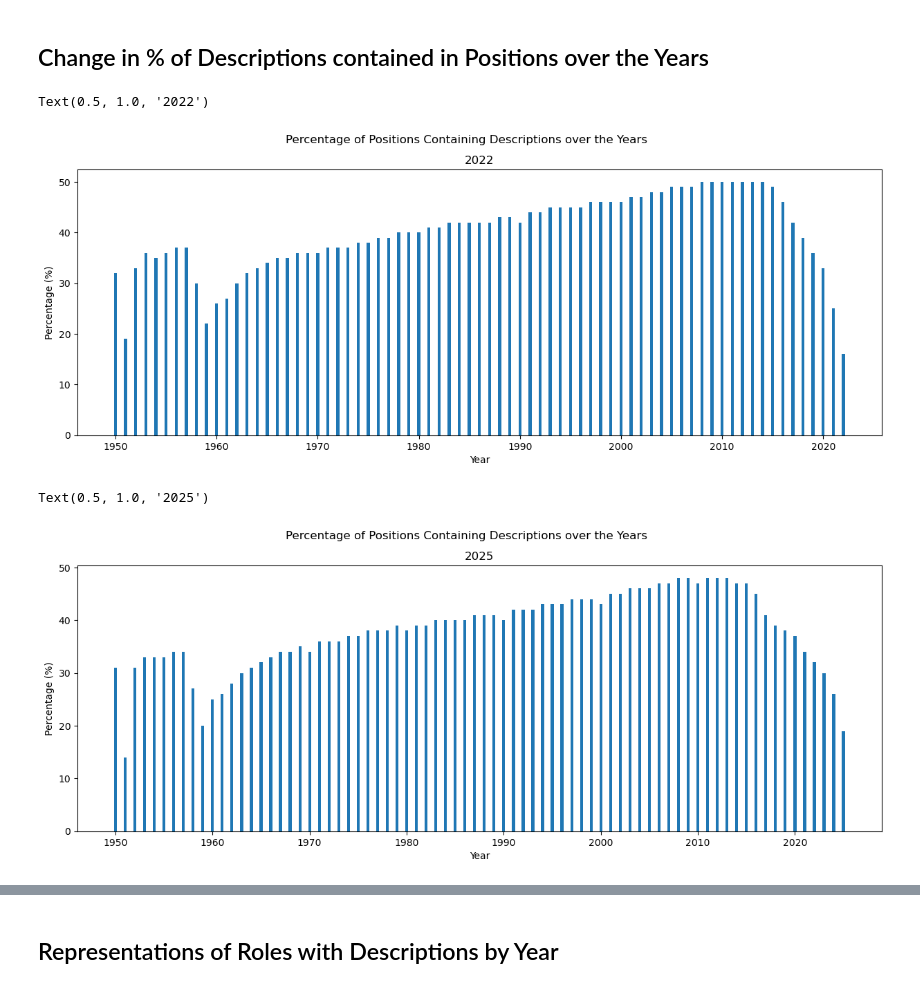
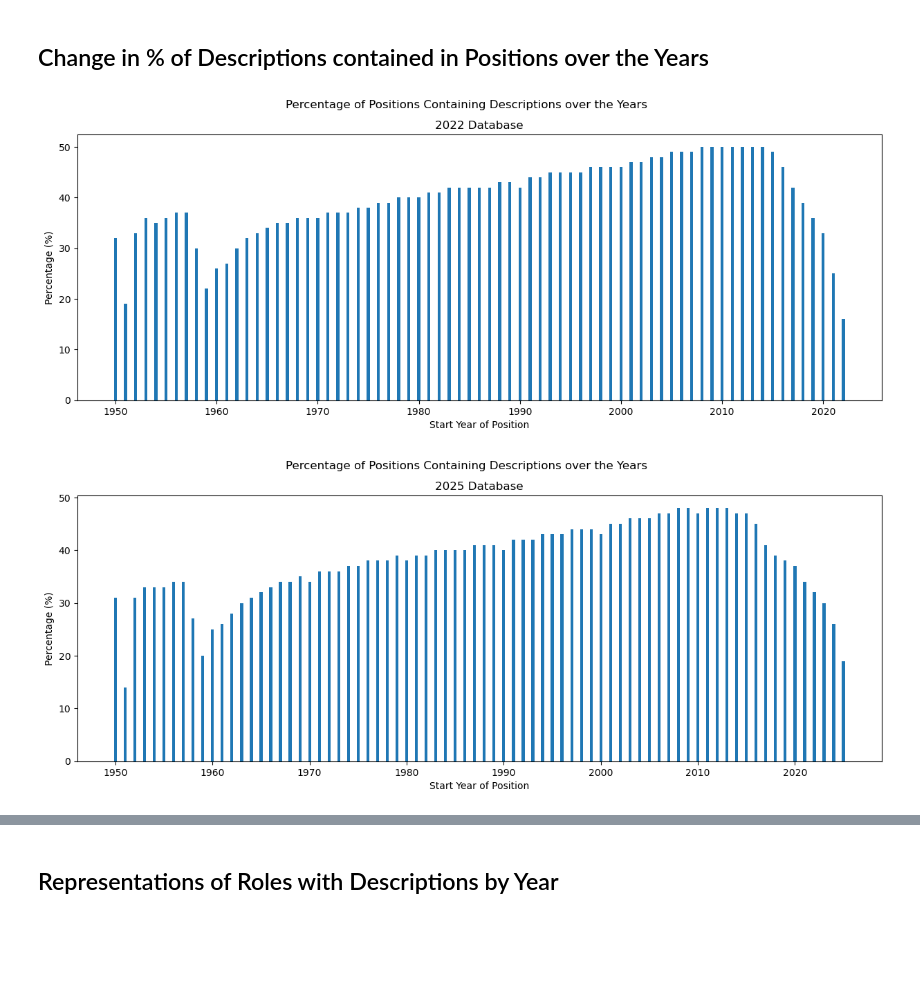
Before and after one commit to juliahansen3/Berkeley-Haas-Research, a Jupyter notebook: Python Plots/Data Visualization.ipynb, the cells around one changed output, grey strips where cells are left out. Cells and saved outputs as stored; diff of their text form; code cells hidden in the pictures; blank space fills up the shorter version.

```diff
--- a/Python Plots/Data Visualization.ipynb
+++ b/Python Plots/Data Visualization.ipynb
@@ -235,22 +235,21 @@ plt.show()
 # %%
 # 2022
 
 # Figure size
 plt.figure(figsize=(15,5))
 
 # Width of a bar
 width = 0.3
 
 # Plotting
 plt.bar(description_22perc_df.years, description_22perc_df.description_percentage , width)
 
-plt.xlabel('Year')
+plt.xlabel('Start Year of Position')
 plt.ylabel('Percentage (%)')
 plt.suptitle('Percentage of Positions Containing Descriptions over the Years')
-plt.title('2022')
+plt.title('2022 Database');
 # %% [output]
-Text(0.5, 1.0, '2022')
-[figure, old version]
+[figure, new version]
 # %%
 # 2025
 
@@ -263,13 +262,12 @@ width = 0.3
 # Plotting
 plt.bar(description_perc_df.years, description_perc_df.description_percentage , width)
 
-plt.xlabel('Year')
+plt.xlabel('Start Year of Position')
 plt.ylabel('Percentage (%)')
 plt.suptitle('Percentage of Positions Containing Descriptions over the Years')
-plt.title('2025')
+plt.title('2025 Database');
 # %% [output]
-Text(0.5, 1.0, '2025')
-[figure, old version]
+[figure, new version]
 # %%
 ticks = [0, 10, 20, 30, 40, 50, 60, 70]
 tick_labels = [d_per_22_25.years.iloc[10*i] for i in range(8)]
```
Also changed, not shown: parts of 7 cells of this notebook.
